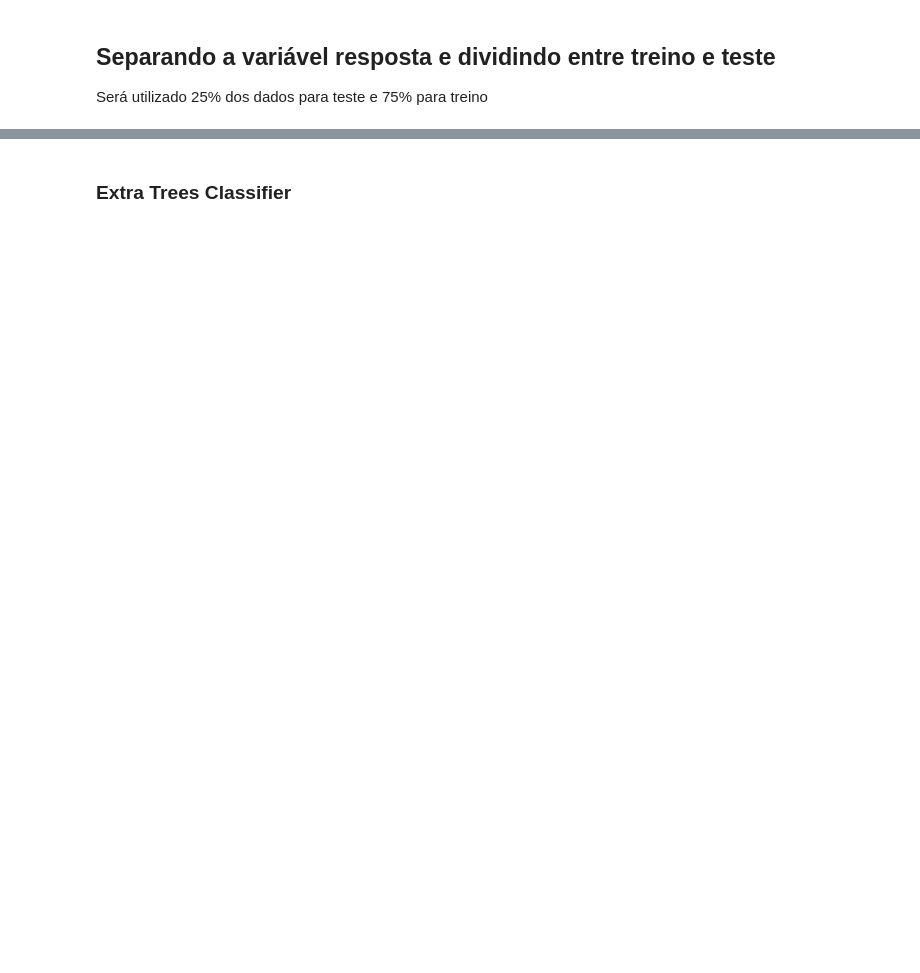
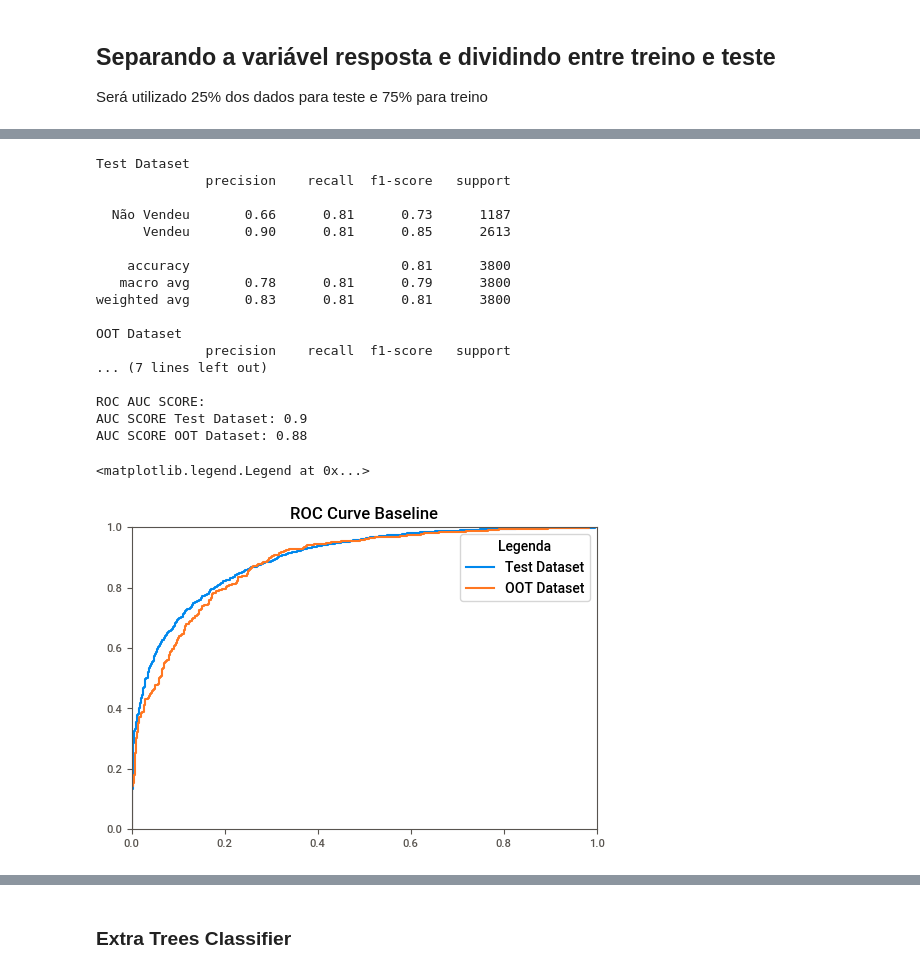
Before and after one commit to thifujikawa/clientes_olist, a Jupyter notebook: Modelling/modelling.ipynb, the cells around one changed output, grey strips where cells are left out. Drawn from its saved outputs; the diff is of its cells as text; code cells hidden in the pictures; blank space fills up the shorter version.

```diff
--- a/Modelling/modelling.ipynb
+++ b/Modelling/modelling.ipynb
@@ -249,0 +441,49 @@ def plot_roc_curve(fpr, tpr, titulo = None):
+# %%
+#Elaboração do Pipeline
+preparation1 = ColumnTransformer( transformers=  [  ('numeric', num_enc, num_features)])
+pipe_lgbm = Pipeline([  ('prep' , preparation1),
+                        ('alg' , lgb.LGBMClassifier(is_unbalance =  True))])
+pipe_lgbm.fit(X_train[features], y_train)
+
+# Resultados com o Dataset de Testes e OOT
+# Dataset de Teste
+report(y_test,X_test[features], pipe_lgbm, "Test Dataset")
+y_test_proba = pipe_lgbm.predict_proba(X_test)[:,1]
+fpr_test, tpr_test, _ = roc_curve(y_test, y_test_proba, pos_label=1)
+
+#OOT Dataset
+report(df_oot[target],df_oot[features], pipe_lgbm, "OOT Dataset")
+y_oot_proba =  pipe_lgbm.predict_proba(df_oot[features])[:,1]
+fpr_oot, tpr_oot, _ = roc_curve(df_oot[target], y_oot_proba, pos_label=1)
+
+print("ROC AUC SCORE:")
+print(f'AUC SCORE Test Dataset: {roc_auc_score(y_test,y_test_proba ).round(2)}')
+print(f'AUC SCORE OOT Dataset: {roc_auc_score(df_oot[target],y_oot_proba ).round(2)}')
+
+#Curva ROC com o Dataset de Teste e OOT
+roc_test_df = plt.plot(fpr_test, tpr_test, label = "Test Dataset")
+roc_oot_df = plt.plot(fpr_oot, tpr_oot, label = "OOT Dataset")
+plt.title(label="ROC Curve Baseline")
+plt.xlim(0,1)
+plt.ylim(0,1)
+plt.legend(title = "Legenda")
+# %% [output]
+Test Dataset
+              precision    recall  f1-score   support
+
+  Não Vendeu       0.66      0.81      0.73      1187
+      Vendeu       0.90      0.81      0.85      2613
+
+    accuracy                           0.81      3800
+   macro avg       0.78      0.81      0.79      3800
+weighted avg       0.83      0.81      0.81      3800
+
+OOT Dataset
+              precision    recall  f1-score   support
+... (7 lines left out)
+
+ROC AUC SCORE:
+AUC SCORE Test Dataset: 0.9
+AUC SCORE OOT Dataset: 0.88
+<matplotlib.legend.Legend at 0x...>
+[figure, added]
```
Also changed, not shown: parts of 71 cells of this notebook, 2 other files.
